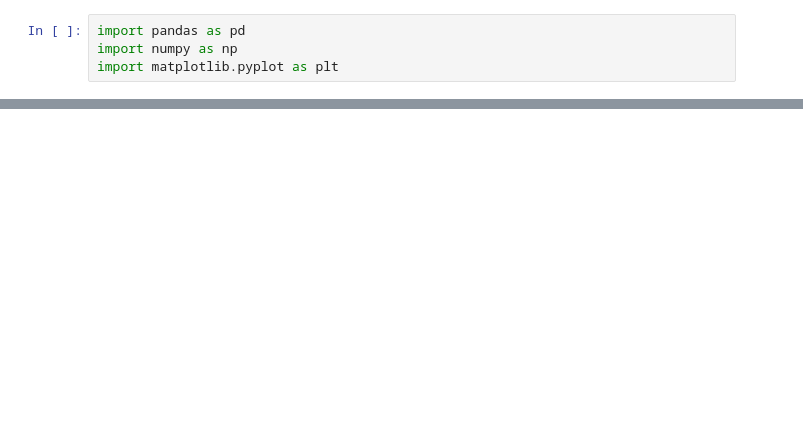
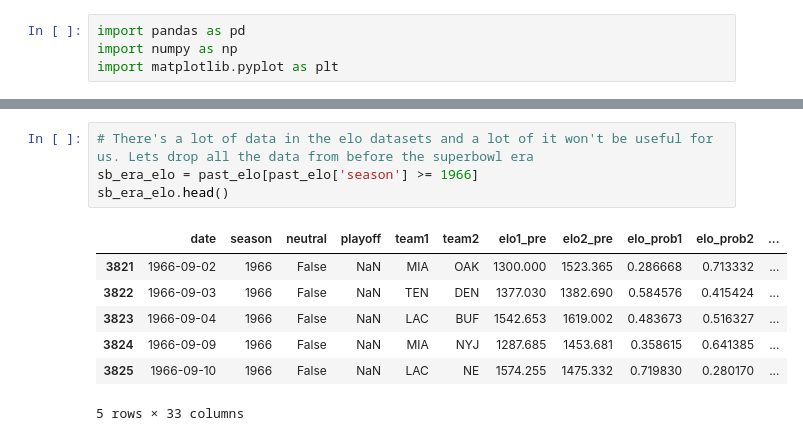
Before and after one commit to JonathanSears1/JonathanSears1.github.io, a Jupyter notebook: Beat-The-Books.ipynb, the cells around one changed output, grey strips where cells are left out. Cells and saved outputs as stored; diff of their text form; blank space fills up the shorter version.

```diff
--- a/Beat-The-Books.ipynb
+++ b/Beat-The-Books.ipynb
@@ -46,0 +91,12 @@ games.head()
+# %%
+# There's a lot of data in the elo datasets and a lot of it won't be useful for us. Lets drop all the data from before the superbowl era
+sb_era_elo = past_elo[past_elo['season'] >= 1966]
+sb_era_elo.head()
+# %% [output]
+|  | date | season | neutral | playoff | team1 | team2 | elo1_pre | elo2_pre | elo_prob1 | elo_prob2 | ... |
+| 3821 | 1966-09-02 | 1966 | False | NaN | MIA | OAK | 1300.000 | 1523.365 | 0.286668 | 0.713332 | ... |
+| 3822 | 1966-09-03 | 1966 | False | NaN | TEN | DEN | 1377.030 | 1382.690 | 0.584576 | 0.415424 | ... |
+| 3823 | 1966-09-04 | 1966 | False | NaN | LAC | BUF | 1542.653 | 1619.002 | 0.483673 | 0.516327 | ... |
+| 3824 | 1966-09-09 | 1966 | False | NaN | MIA | NYJ | 1287.685 | 1453.681 | 0.358615 | 0.641385 | ... |
+| 3825 | 1966-09-10 | 1966 | False | NaN | LAC | NE | 1574.255 | 1475.332 | 0.719830 | 0.280170 | ... |
+5 rows × 33 columns
```
Also changed, not shown: parts of 34 cells of this notebook, 1 other file.
